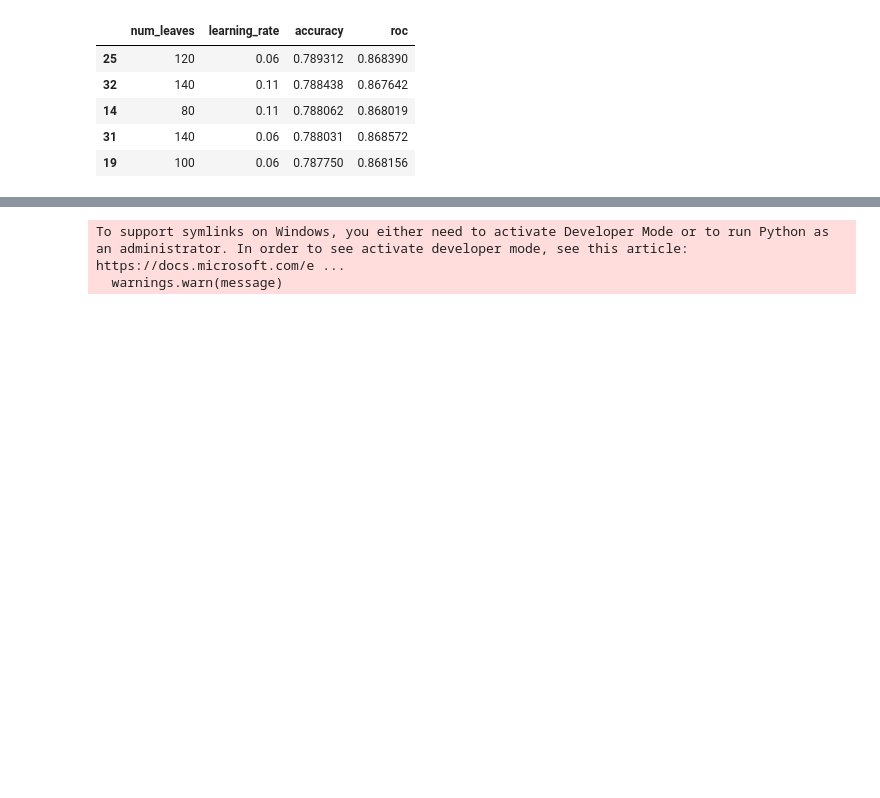
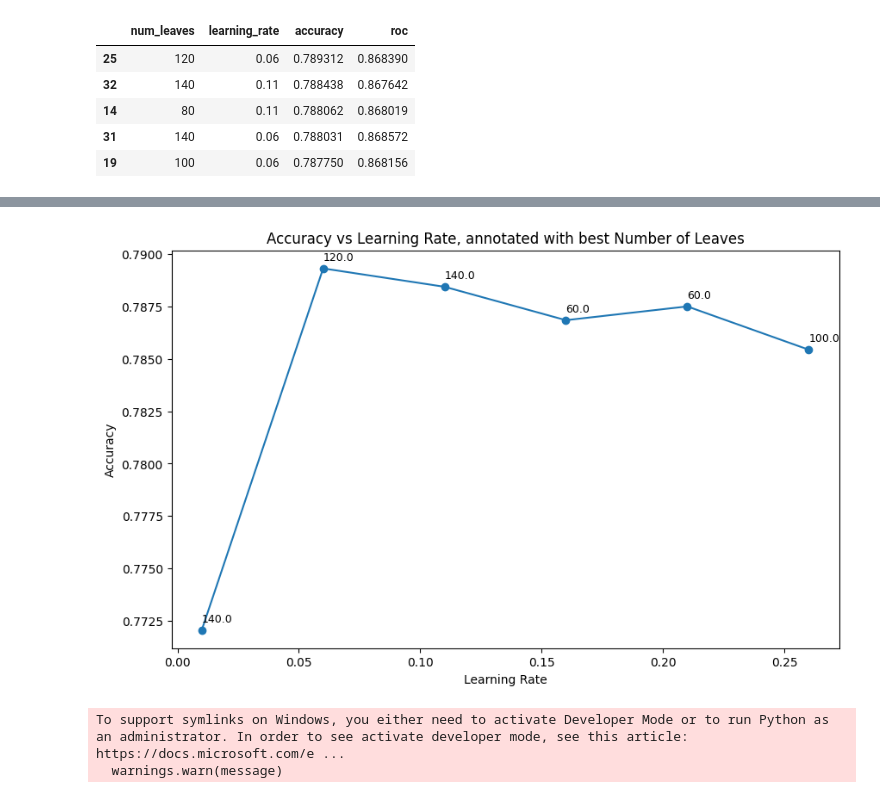
Before and after one commit to XIB1/machine_learning_course, a Jupyter notebook: project2/project2.ipynb, the cells around one changed output, grey strips where cells are left out. Drawn from its saved outputs; the diff is of its cells as text; code cells hidden in the pictures; blank space fills up the shorter version.

```diff
--- a/project2/project2.ipynb
+++ b/project2/project2.ipynb
@@ -313,3 +234,17 @@ Epoch 10/10
+# %%
+stats_learning_rate_sorted = s1.sort_values('accuracy', ascending=False).drop_duplicates(subset=['learning_rate'], keep='first').sort_values('learning_rate', ascending=True)
+
+plt.figure(figsize=(10, 6))
+plt.plot(stats_learning_rate_sorted['learning_rate'], stats_learning_rate_sorted['accuracy'], marker='o')
+for index, row in stats_learning_rate_sorted.iterrows():
+    plt.text(row['learning_rate'], row['accuracy'] + 0.0004, str(row['num_leaves']), fontsize=9, )
+plt.title('Accuracy vs Learning Rate, annotated with best Number of Leaves')
+plt.xlabel('Learning Rate')
+plt.ylabel('Accuracy')
+plt.savefig('plots\\acc_vs_learning_rate.png', dpi=300)
+plt.show()
+# %% [output]
+[figure, added]
 # %%
 max_length = 128
 max_features = 30522
```
Also changed, not shown: parts of 27 cells of this notebook, 7 other files.
